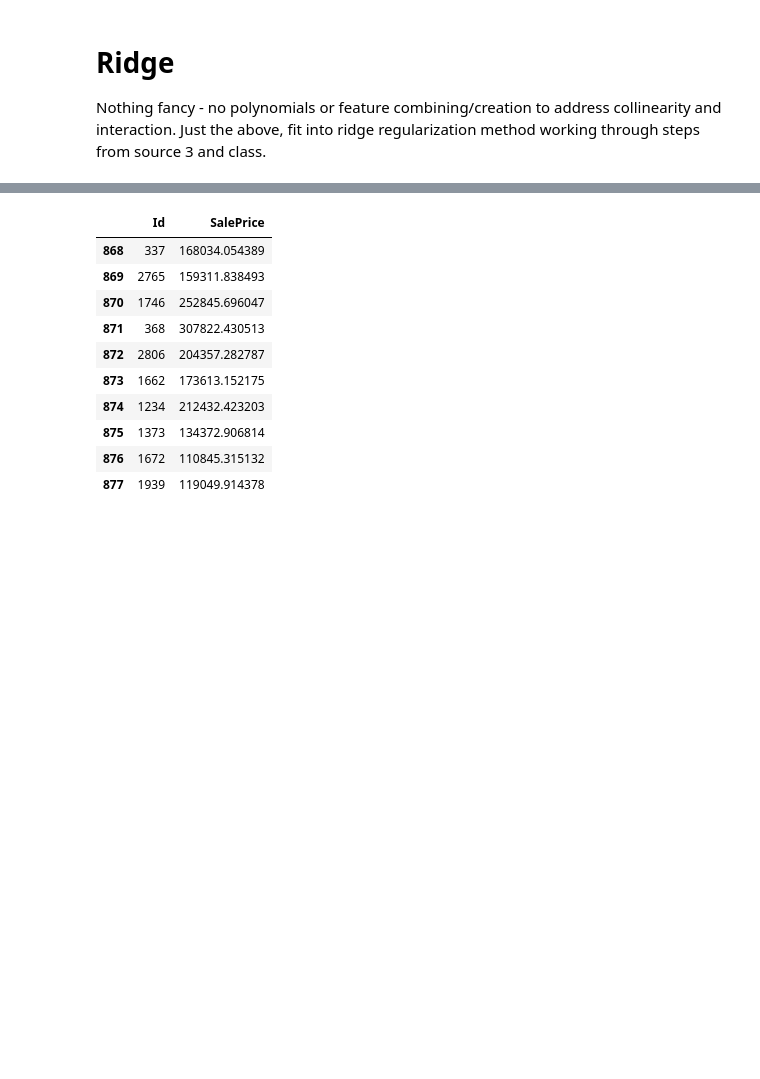
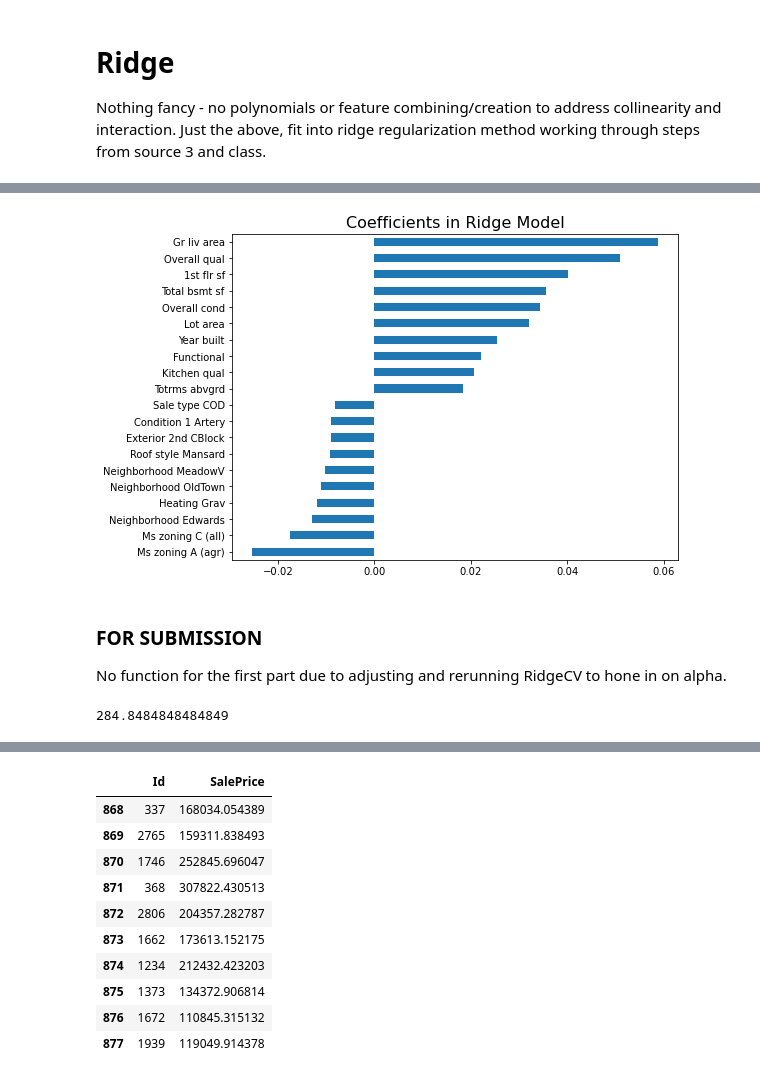
Before and after one commit to welcometohelen/firstkaggle_ames_housing, a Jupyter notebook: Project2_Take_Two.ipynb, the cells around one changed output, grey strips where cells are left out. Saved outputs shown, nothing was run; the diff lists cells and outputs as text; code cells hidden in the pictures; blank space fills up the shorter version.

```diff
--- a/Project2_Take_Two.ipynb
+++ b/Project2_Take_Two.ipynb
@@ -699,0 +714,13 @@ Nothing fancy - no polynomials or feature combining/creation to address collinea
+# %%
+#important coefficients - also source 3.  Would not have thought of barh without seeing his.
+coefs = pd.Series(ridge.coef_, index=X_train.columns)
+imp_coefs = pd.concat([coefs.sort_values().head(10), coefs.sort_values().tail(10)])
+plt.figure(figsize=(8,6))
+imp_coefs.plot(kind='barh')
+plt.yticks(ticks = list(range(0,20,1)), labels=[convert_snake_case(i) for i in imp_coefs.index])
+plt.title("Coefficients in Ridge Model", size=16);
+# %% [output]
+[figure, added]
+# %% [markdown]
+### FOR SUBMISSION
+No function for the first part due to adjusting and rerunning RidgeCV to hone in on alpha.
@@ -699,0 +734,7 @@ Nothing fancy - no polynomials or feature combining/creation to address collinea
+# %%
+#three cycles of np.logspace/linspace to hone in on alpha 285
+ridge = RidgeCV(alphas = np.linspace(200,400,100), cv=10)
+ridge.fit(Z, y)
+ridge.alpha_
+# %% [output]
+284.8484848484849
```
Also changed, not shown: parts of 42 cells of this notebook, 2 other files.
